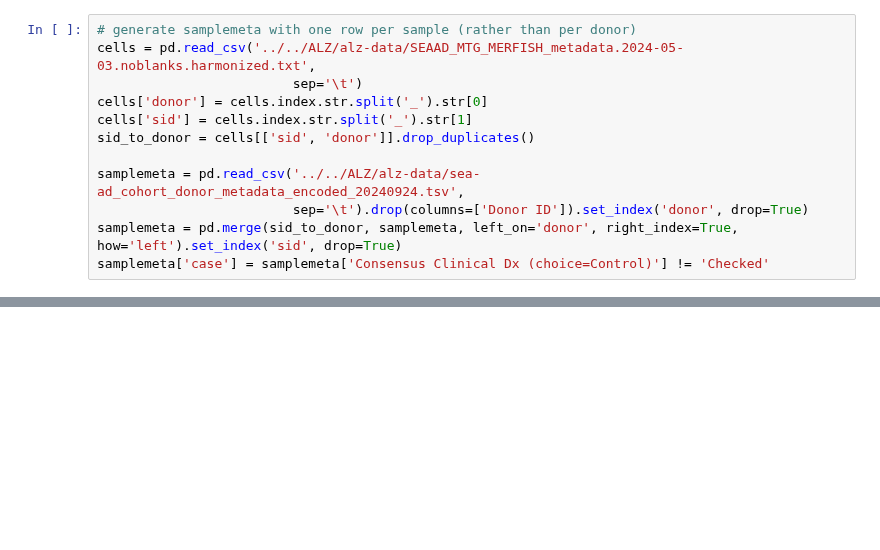
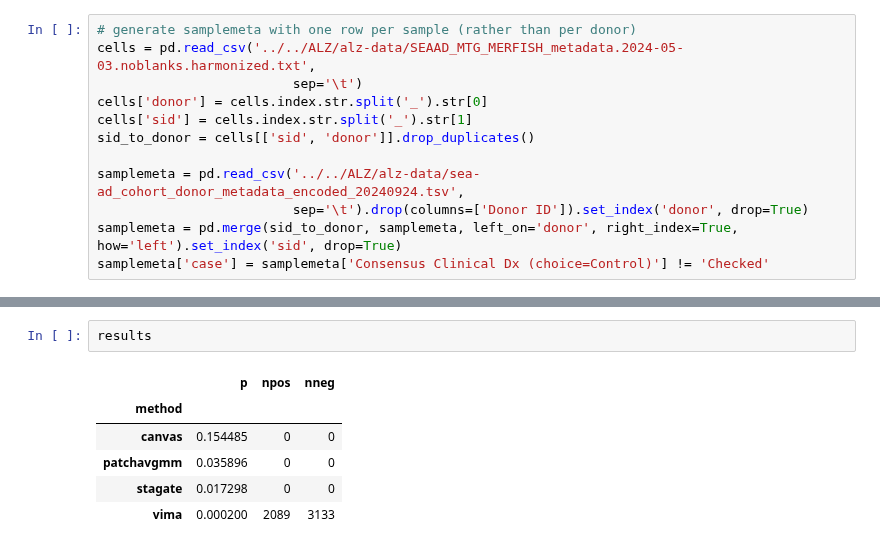
Before and after one commit to yakirr/vimapaper, a Jupyter notebook: benchmark/4.assess.ipynb, the cells around one changed output, grey strips where cells are left out. Cells and saved outputs as stored; diff of their text form; blank space fills up the shorter version.

```diff
--- a/benchmark/4.assess.ipynb
+++ b/benchmark/4.assess.ipynb
@@ -163,0 +357,9 @@ patchavgmm harm.h5ad 26.115122926946725 0.03999600039996 0.08091908091908091 0 0
+# %%
+results
+# %% [output]
+|  | p | npos | nneg |
+| method |  |  |  |
+| canvas | 0.154485 | 0 | 0 |
+| patchavgmm | 0.035896 | 0 | 0 |
+| stagate | 0.017298 | 0 | 0 |
+| vima | 0.000200 | 2089 | 3133 |
```
Also changed, not shown: parts of 22 cells of this notebook, 1 other file.
